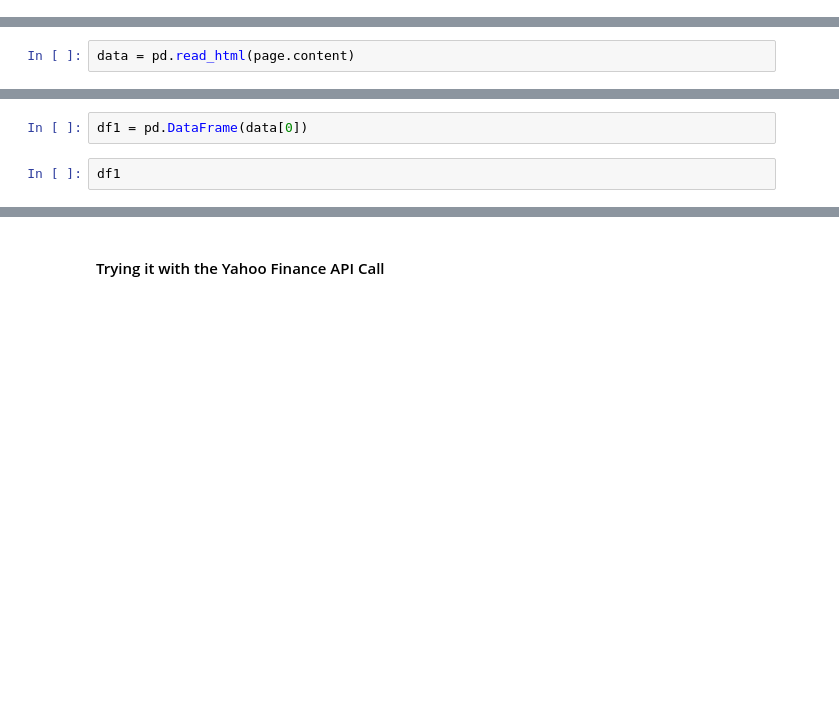
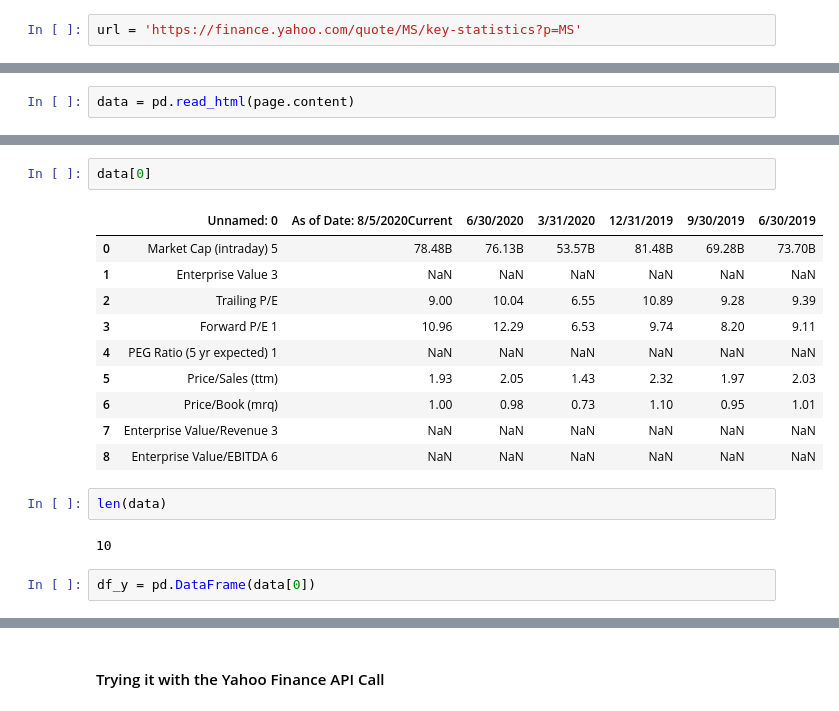
Before and after one commit to WickedoneC/Pandas_Projects, a Jupyter notebook: Bond_Scrape/Single_Call_Bond.ipynb, the cells around one changed output, grey strips where cells are left out. Saved outputs shown, nothing was run; the diff lists cells and outputs as text; blank space fills up the shorter version.

Commit message:
single call bond and financial data

```diff
--- a/Bond_Scrape/Single_Call_Bond.ipynb
+++ b/Bond_Scrape/Single_Call_Bond.ipynb
@@ -69,3 +71,5 @@ url = https://markets.businessinsider.com/bonds/finder?p=1&borrower=&maturity=&y
+# %%
+url = 'https://finance.yahoo.com/quote/MS/key-statistics?p=MS'
 # %%
 page = requests.get(url)
 # %%
@@ -93,4 +101,19 @@ data
+# %%
+data[0]
+# %% [output]
+|  | Unnamed: 0 | As of Date: 8/5/2020Current | 6/30/2020 | 3/31/2020 | 12/31/2019 | 9/30/2019 | 6/30/2019 |
+| 0 | Market Cap (intraday) 5 | 78.48B | 76.13B | 53.57B | 81.48B | 69.28B | 73.70B |
+| 1 | Enterprise Value 3 | NaN | NaN | NaN | NaN | NaN | NaN |
+| 2 | Trailing P/E | 9.00 | 10.04 | 6.55 | 10.89 | 9.28 | 9.39 |
+| 3 | Forward P/E 1 | 10.96 | 12.29 | 6.53 | 9.74 | 8.20 | 9.11 |
+| 4 | PEG Ratio (5 yr expected) 1 | NaN | NaN | NaN | NaN | NaN | NaN |
+| 5 | Price/Sales (ttm) | 1.93 | 2.05 | 1.43 | 2.32 | 1.97 | 2.03 |
+| 6 | Price/Book (mrq) | 1.00 | 0.98 | 0.73 | 1.10 | 0.95 | 1.01 |
+| 7 | Enterprise Value/Revenue 3 | NaN | NaN | NaN | NaN | NaN | NaN |
+| 8 | Enterprise Value/EBITDA 6 | NaN | NaN | NaN | NaN | NaN | NaN |
+# %%
+len(data)
+# %% [output]
+10
 # %%
-df1 = pd.DataFrame(data[0])
+df_y = pd.DataFrame(data[0])
-# %%
-df1
```
Also changed, not shown: parts of 55 cells of this notebook.
